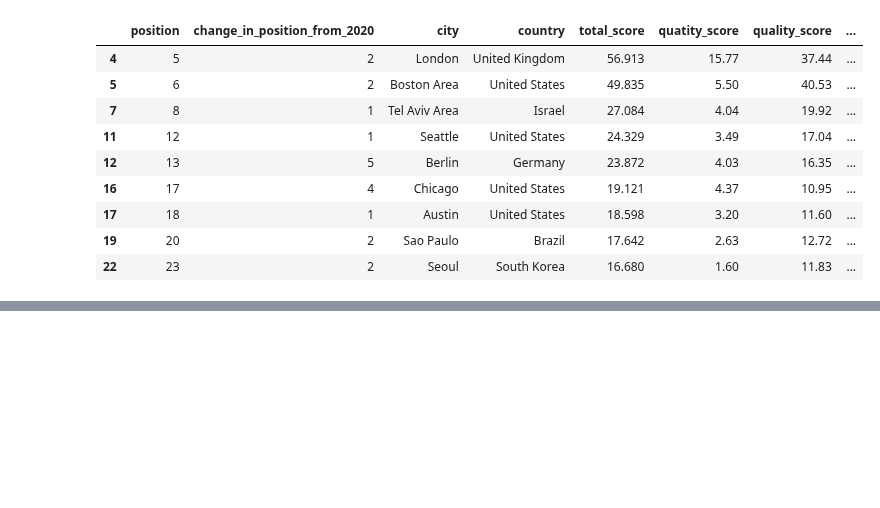
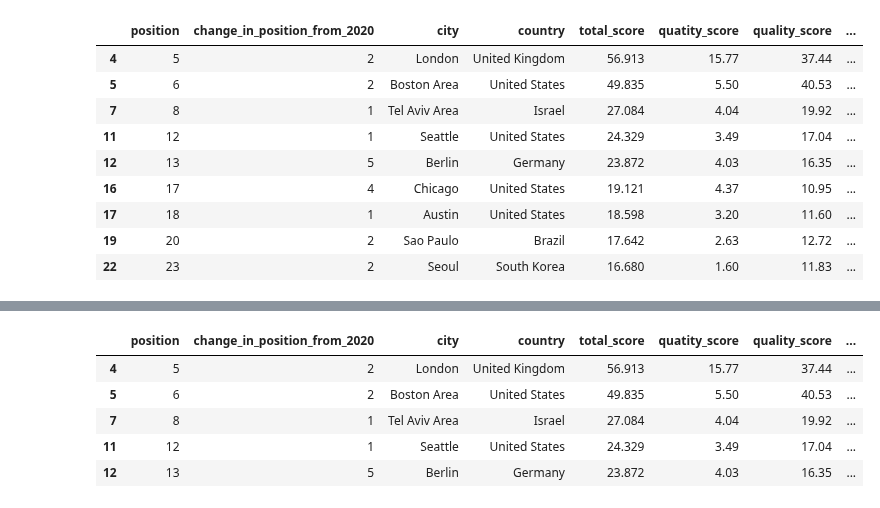
Before and after one commit to chandanabrdwj/100DaysOfML, a Jupyter notebook: best-cities-and-countries-for-startup.ipynb, the cells around one changed output, grey strips where cells are left out. Cells and saved outputs as stored; diff of their text form; code cells hidden in the pictures; blank space fills up the shorter version.

```diff
--- a/best-cities-and-countries-for-startup.ipynb
+++ b/best-cities-and-countries-for-startup.ipynb
@@ -194,0 +213,9 @@ df_city[(df_city.quality_score > 10) & (df_city.sign_of_change_in_position == '-
+# %%
+df_city[(df_city.position > 0) & (df_city.position < 51) & (df_city.sign_of_change_in_position == '-') & (df_city.business_score > 3) & (df_city.total_score > 20)]
+# %% [output]
+|  | position | change_in_position_from_2020 | city | country | total_score | quatity_score | quality_score | ... |
+| 4 | 5 | 2 | London | United Kingdom | 56.913 | 15.77 | 37.44 | ... |
+| 5 | 6 | 2 | Boston Area | United States | 49.835 | 5.50 | 40.53 | ... |
+| 7 | 8 | 1 | Tel Aviv Area | Israel | 27.084 | 4.04 | 19.92 | ... |
+| 11 | 12 | 1 | Seattle | United States | 24.329 | 3.49 | 17.04 | ... |
+| 12 | 13 | 5 | Berlin | Germany | 23.872 | 4.03 | 16.35 | ... |
```
Also changed, not shown: parts of 3 cells of this notebook.
